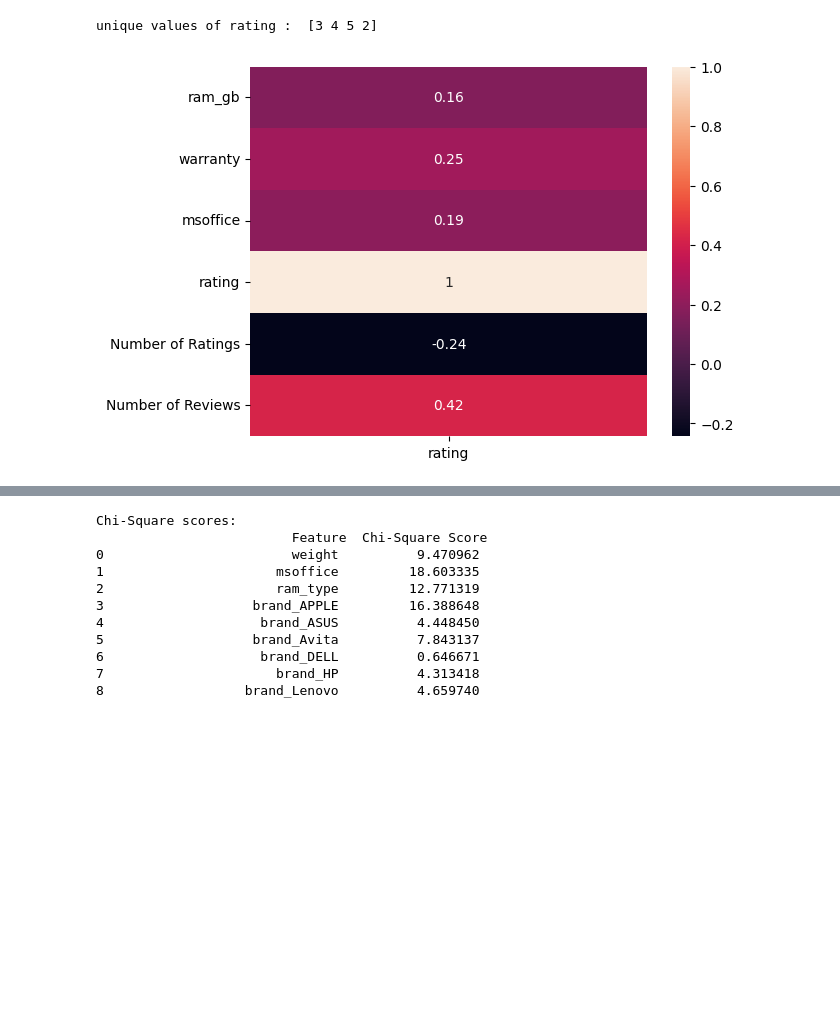
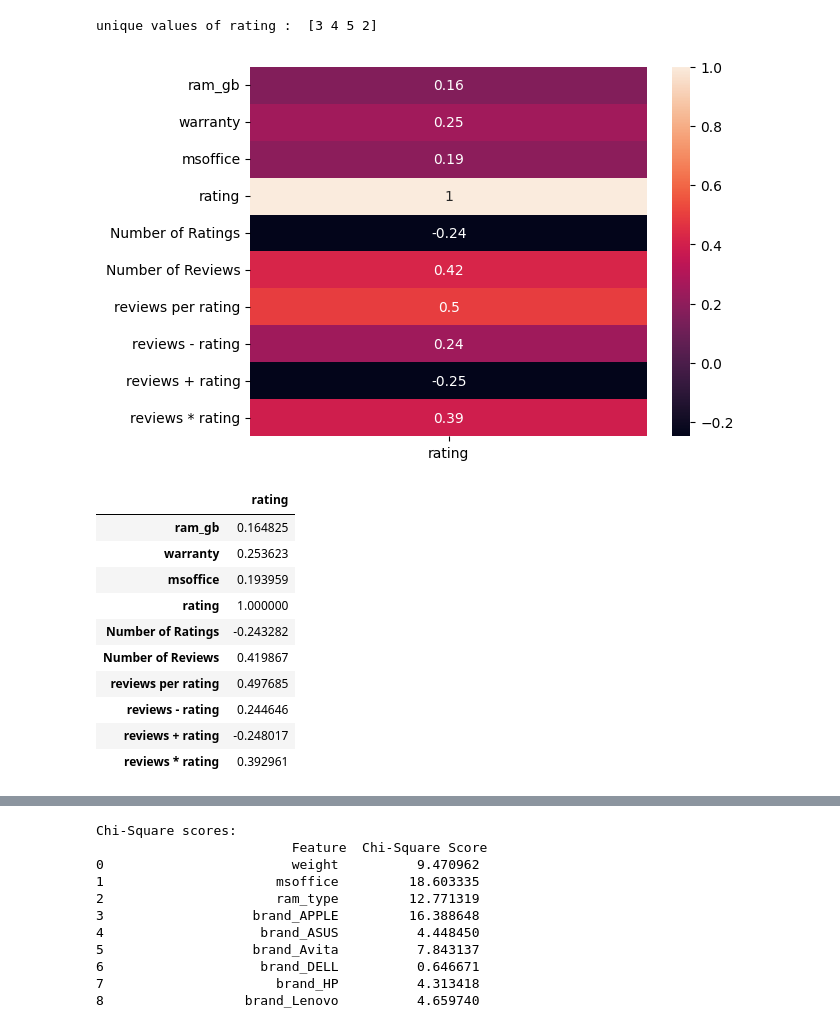
Before and after one commit to EsraaAlii/Electronic-Device-Rating-Prediction, a Jupyter notebook: electronics.ipynb, the cells around one changed output, grey strips where cells are left out. Saved outputs shown, nothing was run; the diff lists cells and outputs as text; code cells hidden in the pictures; blank space fills up the shorter version.

```diff
--- a/electronics.ipynb
+++ b/electronics.ipynb
@@ -62,3 +62,11 @@ electro['ram_gb']=electro['ram_gb'].str.strip('GB')
 meanValue_ratings = electro['Number of Ratings'].mean()
 electro['Number of Ratings']=electro['Number of Ratings'].replace(0, meanValue_ratings)
 electro['Number of Ratings']=electro['Number of Ratings'].astype('int')
+# %%
+electro['reviews per rating']= electro['Number of Reviews']/electro['Number of Ratings']
+# %%
+electro['reviews - rating']= electro['Number of Reviews']-electro['Number of Ratings']
+# %%
+electro['reviews + rating']= electro['Number of Reviews']+electro['Number of Ratings']
+# %%
+electro['reviews * rating']= electro['Number of Reviews']*electro['Number of Ratings']
@@ -334,10 +352,21 @@ unique values of rating :  [3 4 5 2]
 # %%
 #check the best features with Y
 corr = electro.corr()
-electro['rating'].dtype
 top_feature = corr.loc[abs(corr['rating'])>0.15,'rating']
 top_feature=pd.DataFrame(top_feature)
 sns.heatmap(top_feature,annot=True)
 plt.show()
+top_feature
 # %% [output]
-[figure, old version]
+[figure, new version]
+|  | rating |
+| ram_gb | 0.164825 |
+| warranty | 0.253623 |
+| msoffice | 0.193959 |
+| rating | 1.000000 |
+| Number of Ratings | -0.243282 |
+| Number of Reviews | 0.419867 |
+| reviews per rating | 0.497685 |
+| reviews - rating | 0.244646 |
+| reviews + rating | -0.248017 |
+| reviews * rating | 0.392961 |
```
Also changed, not shown: parts of 15 cells of this notebook, 1 other file.
